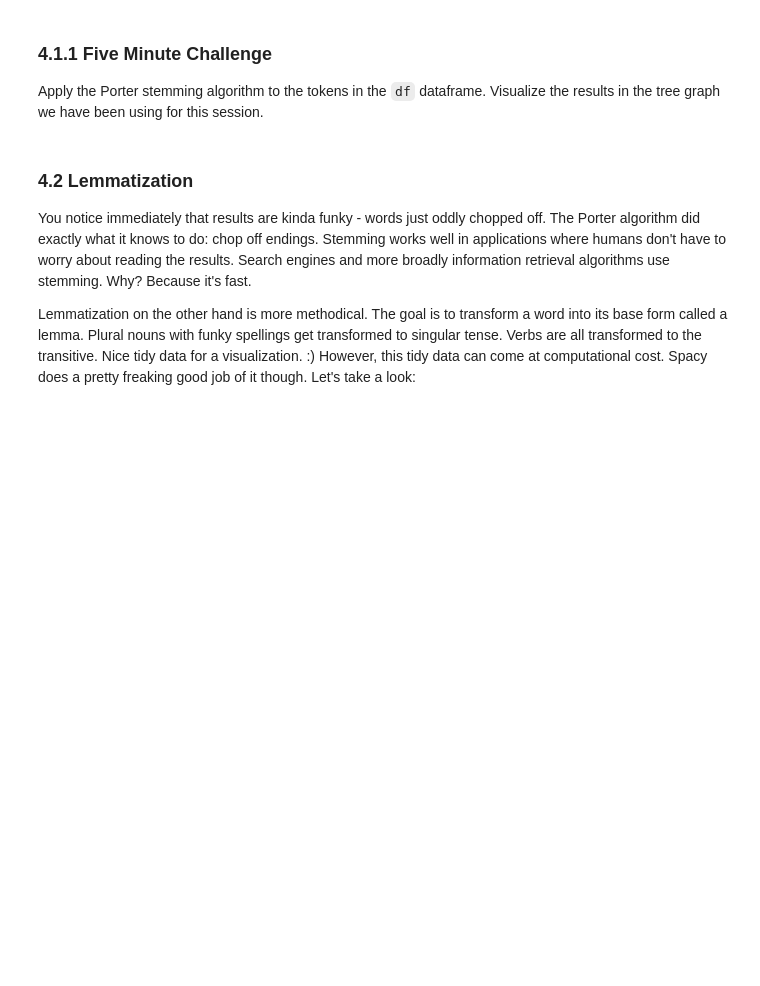
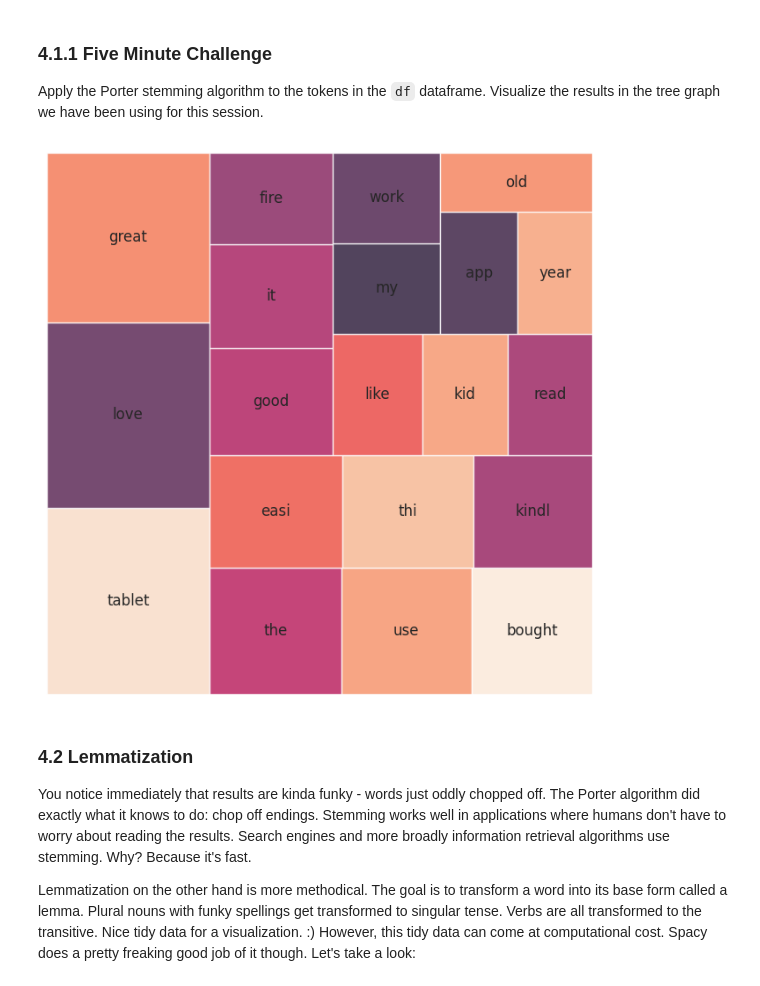
Before and after one commit to tsangrebecca/BloomTech, a Jupyter notebook: Sprint13/M1_DS_411_Text_Data_Lecture_GP.ipynb, the cells around one changed output. Cells and saved outputs as stored; diff of their text form; code cells hidden in the pictures; blank space fills up the shorter version.

```diff
--- a/Sprint13/M1_DS_411_Text_Data_Lecture_GP.ipynb
+++ b/Sprint13/M1_DS_411_Text_Data_Lecture_GP.ipynb
@@ -799,26 +1110,29 @@ for word in words:
 Apply the Porter stemming algorithm to the tokens in the `df` dataframe. Visualize the results in the tree graph we have been using for this session.
 # %%
 from tqdm import tqdm
-tqdm.pandas()
+tqdm.pandas() # to show our progress
 
 ### BEGIN SOLUTION
+
 
 # Put in a new column `stems`
 def get_stems(text):
 
-    return # TODO
+    return [ps.stem(word) for word in text.split() if word not in STOP_WORDS]
 
-df['stems'] = df['reviews.text'].progress_apply(get_stems)
+df['stems'] = df['reviews.text'].progress_apply(get_stems) # show progress bar
 
 ### END SOLUTION
 
 wc = count(df['stems'])
 wc_top20 = wc[wc['rank'] <= 20]
 
 plt.figure(figsize=(8,8))
 squarify.plot(sizes=wc_top20['fraction_of_total'], label=wc_top20['word'], alpha=.8 )
 plt.axis('off')
 plt.show()
+# %% [output]
+[figure, added]
 # %% [markdown]
 ### 4.2 Lemmatization
 
```
Also changed, not shown: parts of 57 cells of this notebook.
